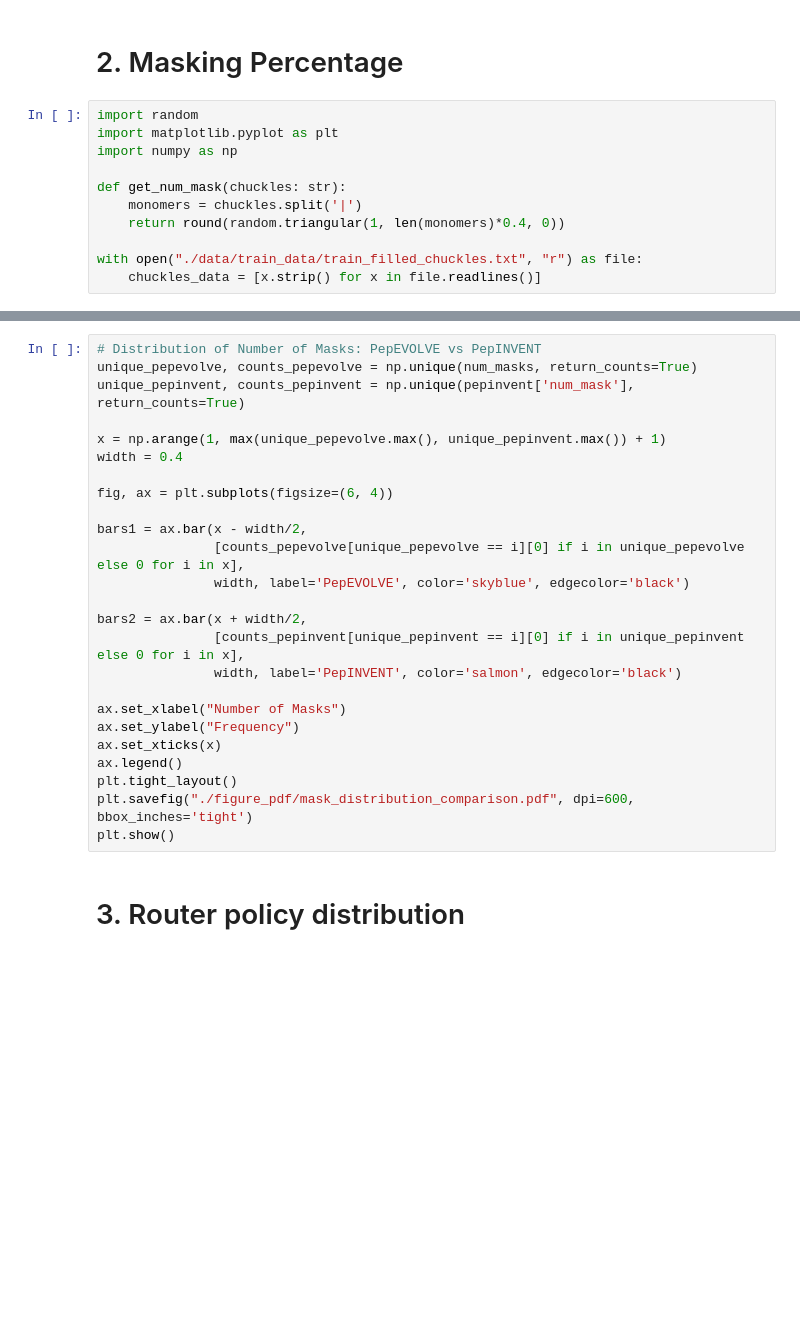
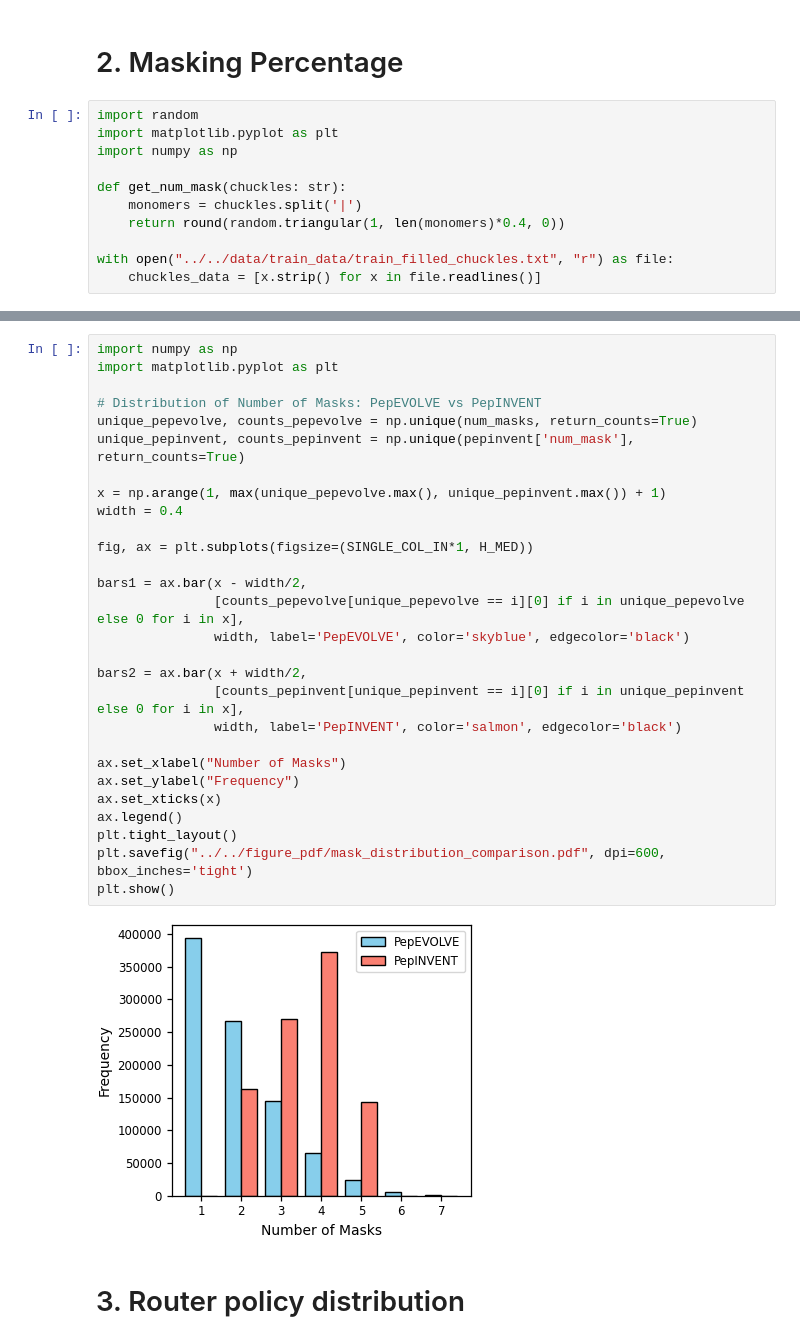
Before and after one commit to MSDLLCpapers/PepEvolve, a Jupyter notebook: tools/notebook/manuscript-figure.ipynb, the cells around one changed output, grey strips where cells are left out. Drawn from its saved outputs; the diff is of its cells as text; blank space fills up the shorter version.

```diff
--- a/tools/notebook/manuscript-figure.ipynb
+++ b/tools/notebook/manuscript-figure.ipynb
@@ -86,7 +195,7 @@ def get_num_mask(chuckles: str):
     monomers = chuckles.split('|')
     return round(random.triangular(1, len(monomers)*0.4, 0))
 
-with open("./data/train_data/train_filled_chuckles.txt", "r") as file:
+with open("../../data/train_data/train_filled_chuckles.txt", "r") as file:
     chuckles_data = [x.strip() for x in file.readlines()]
 # %%
 num_masks = [get_num_mask(x) for x in chuckles_data]
@@ -120,28 +234,33 @@ plt.title("Distribution of Number of Masks in PepInvent Dataset")
 # %%
+import numpy as np
+import matplotlib.pyplot as plt
+
 # Distribution of Number of Masks: PepEVOLVE vs PepINVENT
 unique_pepevolve, counts_pepevolve = np.unique(num_masks, return_counts=True)
 unique_pepinvent, counts_pepinvent = np.unique(pepinvent['num_mask'], return_counts=True)
 
 x = np.arange(1, max(unique_pepevolve.max(), unique_pepinvent.max()) + 1)
 width = 0.4
 
-fig, ax = plt.subplots(figsize=(6, 4))
+fig, ax = plt.subplots(figsize=(SINGLE_COL_IN*1, H_MED))
 
 bars1 = ax.bar(x - width/2,
                [counts_pepevolve[unique_pepevolve == i][0] if i in unique_pepevolve else 0 for i in x],
                width, label='PepEVOLVE', color='skyblue', edgecolor='black')
 
 bars2 = ax.bar(x + width/2,
                [counts_pepinvent[unique_pepinvent == i][0] if i in unique_pepinvent else 0 for i in x],
                width, label='PepINVENT', color='salmon', edgecolor='black')
 
 ax.set_xlabel("Number of Masks")
 ax.set_ylabel("Frequency")
 ax.set_xticks(x)
 ax.legend()
 plt.tight_layout()
-plt.savefig("./figure_pdf/mask_distribution_comparison.pdf", dpi=600, bbox_inches='tight')
+plt.savefig("../../figure_pdf/mask_distribution_comparison.pdf", dpi=600, bbox_inches='tight')
 plt.show()
+# %% [output]
+[figure, added]
 # %% [markdown]
 # 3. Router policy distribution
 # %%
```
Also changed, not shown: parts of 36 cells of this notebook, 18 other files.
